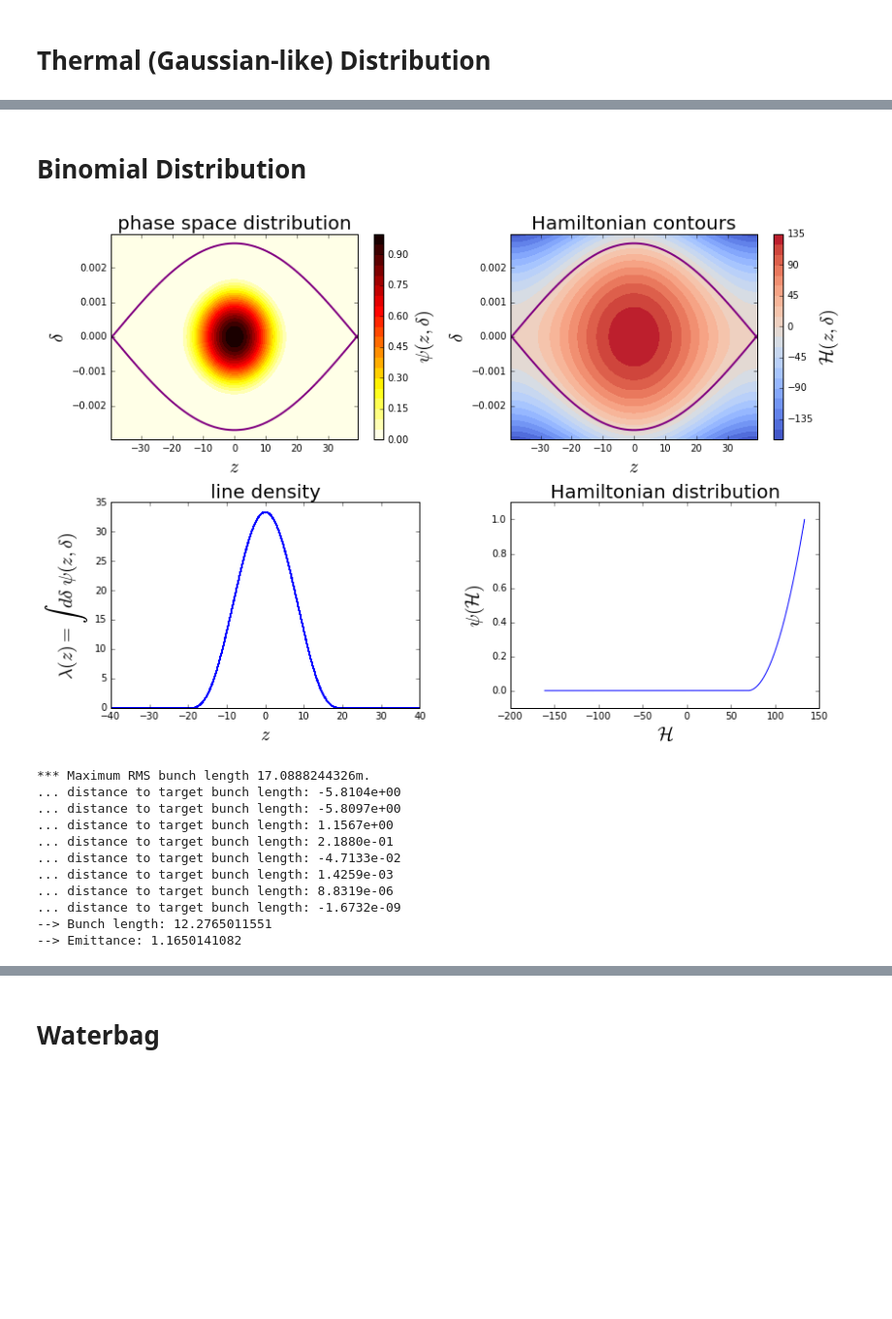
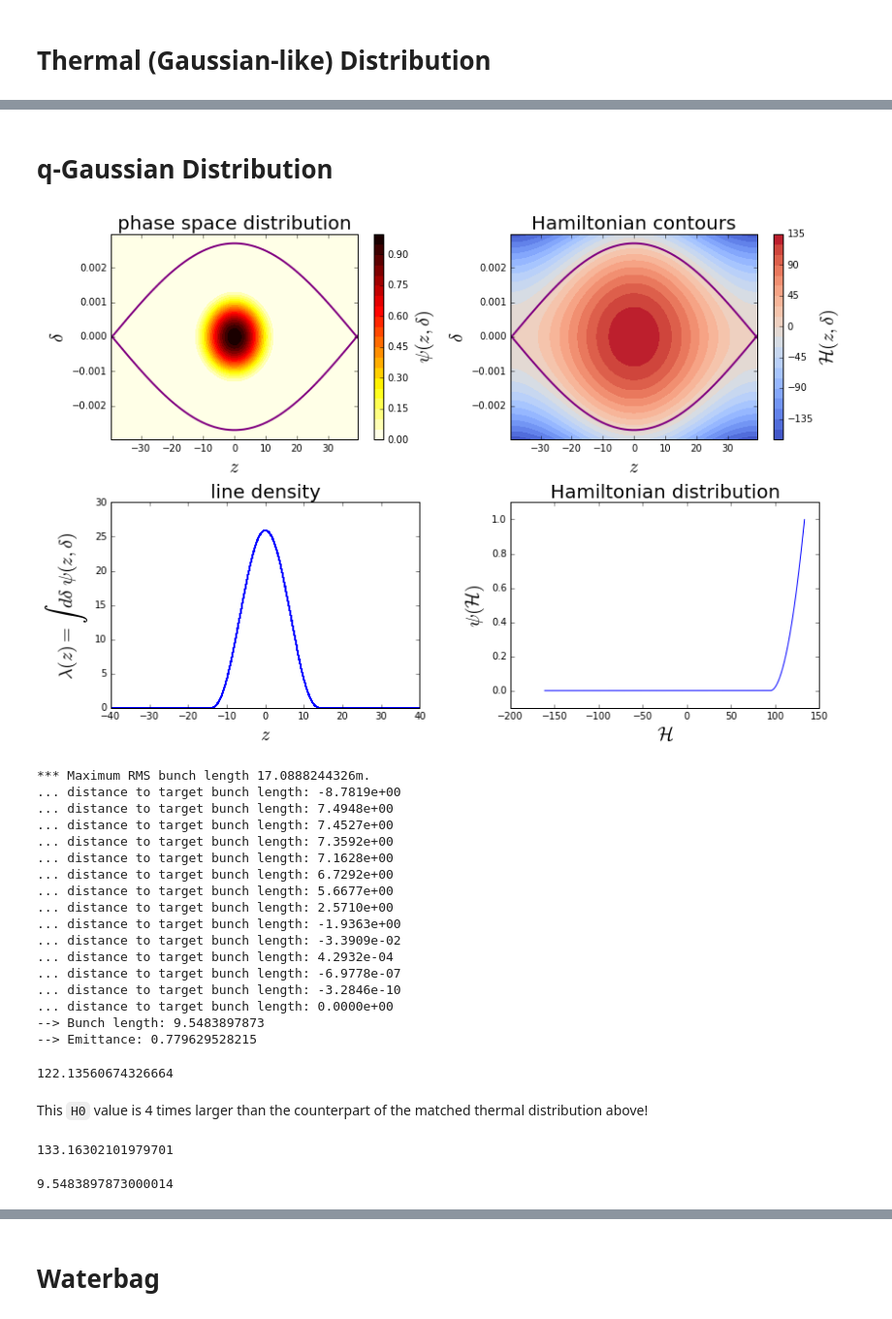
Before and after one commit to PyCOMPLETE/PyHEADTAIL-playground, a Jupyter notebook: RFBucket_Matching.ipynb, the cells around one changed output, grey strips where cells are left out. Shown at 97% size. Drawn from its saved outputs; the diff is of its cells as text; code cells hidden in the pictures; blank space fills up the shorter version.

```diff
--- a/RFBucket_Matching.ipynb
+++ b/RFBucket_Matching.ipynb
@@ -32,7 +31,7 @@ sigma_z = 180e-9*0.91*c/4.
 # %% [markdown]
 # Helper Functions
 # %%
-def plot(stat_dist_class=StationaryExponential, rfb=rfb, sigma_z=sigma_z):
+def plot(stat_dist_class=StationaryExponential, rfb=rfb, sigma_z=sigma_z, H0=None):
     '''Plot properties of stationary distribution class stat_dist_class
     for the given RF bucket and the bunch length (used for the guessed
     distribution Hamiltonian limit H0).
@@ -42,8 +41,15 @@ def plot(stat_dist_class=StationaryExponential, rfb=rfb, sigma_z=sigma_z):
         - rfb: RFBucket instance
         - sigma_z: bunch length to be matched
     '''
-    stat_exp = stat_dist_class(lambda *args: rfb.hamiltonian(*args, make_convex=True))
-    stat_exp.H0 = rfb.guess_H0(sigma_z, from_variable='sigma')
+    try:
+        stat_exp = stat_dist_class(lambda *args: rfb.hamiltonian(*args, make_convex=True))
+    except TypeError:
+        stat_exp = stat_dist_class
+
+    if H0:
+        stat_exp.H0 = H0
+    else:
+        stat_exp.H0 = rfb.guess_H0(sigma_z, from_variable='sigma')
 
     dpmax = rfb.dp_max(rfb.z_ufp_separatrix)
     zz = np.linspace(*rfb.interval, num=1000)
@@ -108,7 +158,7 @@ class StationaryExponential(object):
         Hsep = self.Hcut + self.Hmax
         Hn = Hsep - H
         # f(Hn) - f(Hsep)
-        return np.exp(-Hn / self.H0) - np.exp(-(self.Hcut + self.Hmax) / self.H0)
+        return np.exp(-Hn / self.H0) - np.exp(-Hsep / self.H0)
 
     def function(self, z, dp):
         return self._psi(self.H(z, dp).clip(min=0)) / self._psi(self.Hmax)
@@ -119,5 +169,5 @@ plot(StationaryExponential);
 # %%
-rfb_matcher = RFBucketMatcher(rfb, StationaryExponential, sigma_z=sigma_z)
+rfb_matcher = NewRFBucketMatcher(rfb, StationaryExponential, sigma_z=sigma_z)
 
 z, dp, _, _ = rfb_matcher.generate(int(1e5))
 # %% [output]
@@ -157,7 +209,7 @@ plt.hist(z, bins=40);
 # %% [markdown]
-# Binomial Distribution
+# q-Gaussian Distribution
 # %%
-class StationaryBinomial(object):
+class StationaryQGaussian(object):
     n = 2
     def __init__(self, H, Hmax=None, Hcut=0):
         self.H = H
@@ -177,24 +229,45 @@ class StationaryBinomial(object):
         return (1 - Hn / self.H0).clip(min=0)**self.n
 
     def function(self, z, dp):
-        return self._psi(self.H(z, dp).clip(min=0)) / self._psi(self.Hmax)
+        return self._psi(self.H(z, dp).clip(min=0)).clip(min=0) / self._psi(self.Hmax)
 # %%
-plot(StationaryBinomial);
+plot(StationaryQGaussian);
 # %% [output]
-[figure, old version]
+[figure, new version]
 # %%
-rfb_matcher = RFBucketMatcher(rfb, StationaryBinomial, sigma_z=sigma_z)
+# rfb_matcher = RFBucketMatcher(rfb, StationaryQGaussian, sigma_z=sigma_z)
+rfb_matcher = NewRFBucketMatcher(rfb, StationaryQGaussian, sigma_z=sigma_z)
 
 z, dp, _, _ = rfb_matcher.generate(int(1e5))
 # %% [output]
 *** Maximum RMS bunch length 17.0888244326m.
-... distance to target bunch length: -5.8104e+00
-... distance to target bunch length: -5.8097e+00
-... distance to target bunch length: 1.1567e+00
-... distance to target bunch length: 2.1880e-01
-... distance to target bunch length: -4.7133e-02
-... distance to target bunch length: 1.4259e-03
-... distance to target bunch length: 8.8319e-06
-... distance to target bunch length: -1.6732e-09
---> Bunch length: 12.2765011551
---> Emittance: 1.1650141082
+... distance to target bunch length: -8.7819e+00
+... distance to target bunch length: 7.4948e+00
+... distance to target bunch length: 7.4527e+00
+... distance to target bunch length: 7.3592e+00
+... distance to target bunch length: 7.1628e+00
+... distance to target bunch length: 6.7292e+00
+... distance to target bunch length: 5.6677e+00
+... distance to target bunch length: 2.5710e+00
+... distance to target bunch length: -1.9363e+00
+... distance to target bunch length: -3.3909e-02
+... distance to target bunch length: 4.2932e-04
+... distance to target bunch length: -6.9778e-07
+... distance to target bunch length: -3.2846e-10
+... distance to target bunch length: 0.0000e+00
+--> Bunch length: 9.5483897873
+--> Emittance: 0.779629528215
+# %%
+rfb_matcher.psi_object.H0
+# %% [output]
+122.13560674326664
+# %% [markdown]
+This `H0` value is 4 times larger than the counterpart of the matched thermal distribution above!
+# %%
+rfb_matcher.psi_object.Hmax
+# %% [output]
+133.16302101979701
+# %%
+rfb_matcher._compute_sigma(rfb, rfb_matcher.psi)
+# %% [output]
+9.5483897873000014
```
Also changed, not shown: parts of 33 cells of this notebook.
